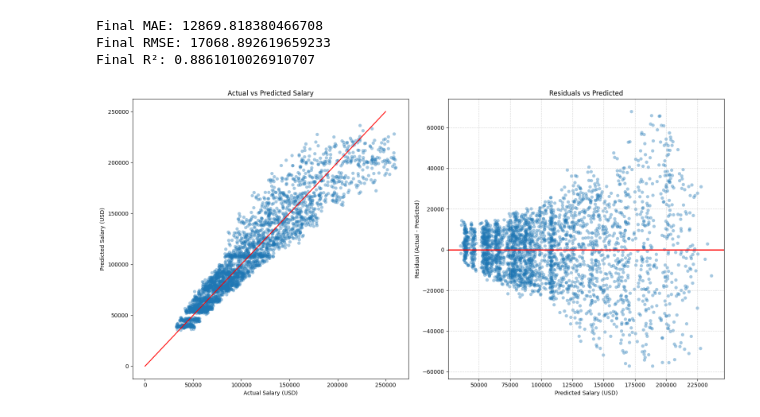
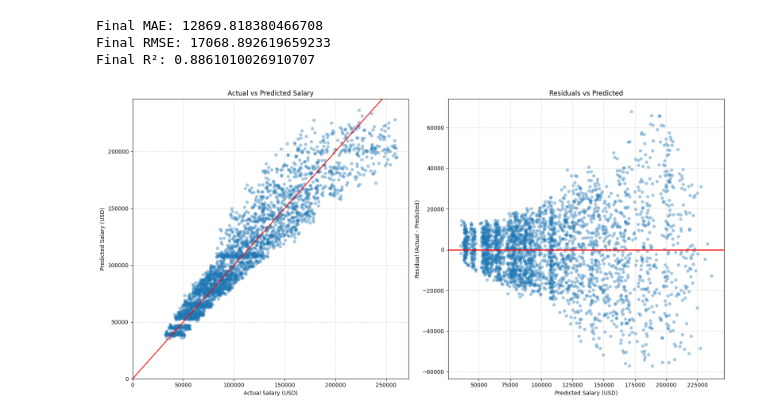
Before and after one commit to DharnishBoseRamesh/ECS-171-Project---Salary-Prediction, a Jupyter notebook: notebook/gradient_boosting.ipynb, the cells around one changed output. Saved outputs shown, nothing was run; the diff lists cells and outputs as text; code cells hidden in the pictures.

Commit message:
Added grid lines to gradient boosting plots

```diff
--- a/notebook/gradient_boosting.ipynb
+++ b/notebook/gradient_boosting.ipynb
@@ -263,30 +263,33 @@ Final R²: 0.8861010026910707
 # %%
 fig, axes = plt.subplots(1, 2, figsize=(16, 8))
 
 axes[0].scatter(y_test, y_pred, alpha=0.4, edgecolor='none')
 axes[0].set_xlabel('Actual Salary (USD)')
 axes[0].set_ylabel('Predicted Salary (USD)')
 axes[0].set_title('Actual vs Predicted Salary')
+axes[0].grid(True, linestyle='--', alpha=0.5)
+axes[0].set_xlim(left=0)
+axes[0].set_ylim(bottom=0)
 
 x = np.linspace(0, 250000, 10000)
 
 axes[0].plot(x, x, label='y = x', color='red')
 
 residuals = y_test - y_pred
 
 axes[1].scatter(y_pred, residuals, alpha=0.4, edgecolor='none')
 axes[1].axhline(0, color='red', linewidth=2)
 
 axes[1].set_xlabel("Predicted Salary (USD)")
 axes[1].set_ylabel("Residual (Actual - Predicted)")
 axes[1].set_title("Residuals vs Predicted")
 axes[1].grid(True, linestyle='--', alpha=0.5)
 
 plt.tight_layout()
 plt.savefig("../reports/figures/gradient_boosting_plots.png")
 plt.show()
 # %% [output]
-[figure, old version]
+[figure, new version]
 # %%
 fig1 = plt.figure(figsize=(8, 6))
 plt.scatter(y_test, y_pred, alpha=0.4, edgecolor='none')
```
Also changed, not shown: parts of 1 cell of this notebook, 2 other files.
